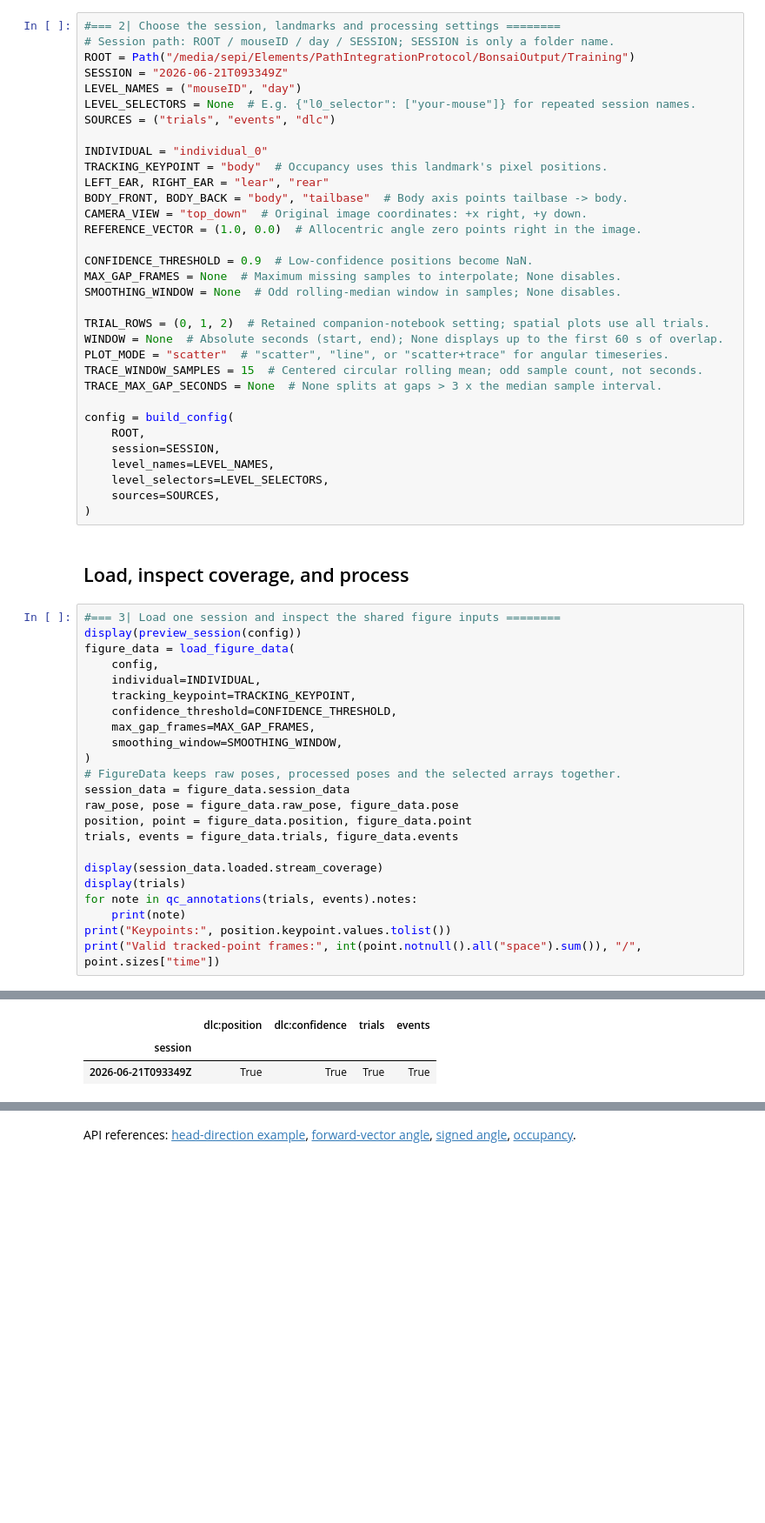
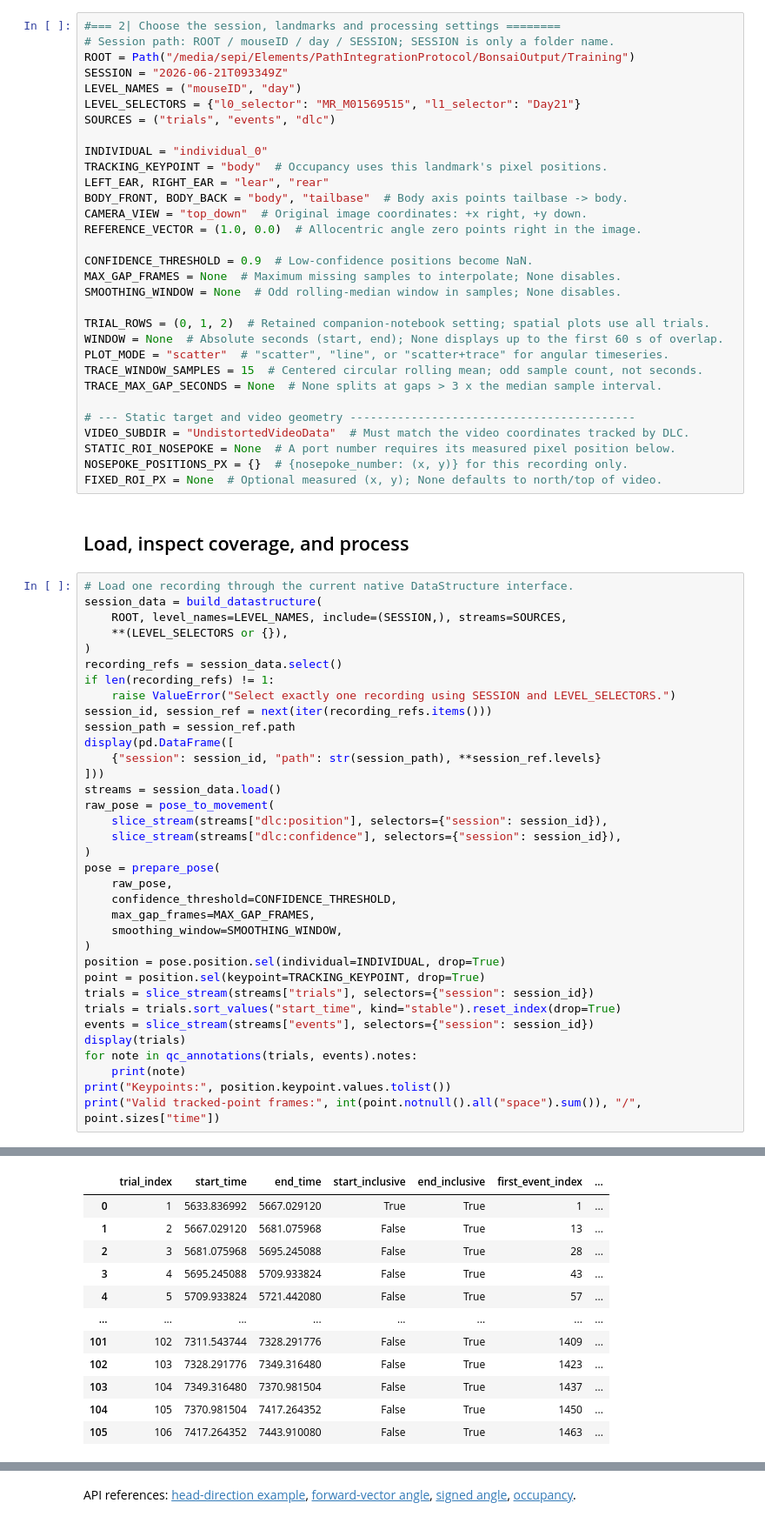
Before and after one commit to Keshavarzi-lab/data-conduit, a Jupyter notebook: src/movement_figures/Figures/Spatial/spatial_1.ipynb, the cells around one changed output, grey strips where cells are left out. Shown at 87% size. Saved outputs shown, nothing was run; the diff lists cells and outputs as text; blank space fills up the shorter version.

```diff
--- a/src/movement_figures/Figures/Spatial/spatial_1.ipynb
+++ b/src/movement_figures/Figures/Spatial/spatial_1.ipynb
@@ -66,7 +78,7 @@ movement 0.17.0: /home/sepi/anaconda3/envs/data-conduit-refactor/lib/python3.12/
 ROOT = Path("/media/sepi/Elements/PathIntegrationProtocol/BonsaiOutput/Training")
 SESSION = "2026-06-21T093349Z"
 LEVEL_NAMES = ("mouseID", "day")
-LEVEL_SELECTORS = None  # E.g. {"l0_selector": ["your-mouse"]} for repeated session names.
+LEVEL_SELECTORS = {"l0_selector": "MR_M01569515", "l1_selector": "Day21"}
 SOURCES = ("trials", "events", "dlc")
 
 INDIVIDUAL = "individual_0"
@@ -86,33 +98,43 @@ PLOT_MODE = "scatter"  # "scatter", "line", or "scatter+trace" for angular times
 TRACE_WINDOW_SAMPLES = 15  # Centered circular rolling mean; odd sample count, not seconds.
 TRACE_MAX_GAP_SECONDS = None  # None splits at gaps > 3 x the median sample interval.
 
-config = build_config(
-    ROOT,
-    session=SESSION,
-    level_names=LEVEL_NAMES,
-    level_selectors=LEVEL_SELECTORS,
-    sources=SOURCES,
-)
+# --- Static target and video geometry ------------------------------------------
+VIDEO_SUBDIR = "UndistortedVideoData"  # Must match the video coordinates tracked by DLC.
+STATIC_ROI_NOSEPOKE = None  # A port number requires its measured pixel position below.
+NOSEPOKE_POSITIONS_PX = {}  # {nosepoke_number: (x, y)} for this recording only.
+FIXED_ROI_PX = None  # Optional measured (x, y); None defaults to north/top of video.
 # %% [markdown]
 ## Load, inspect coverage, and process
 # %%
-#=== 3| Load one session and inspect the shared figure inputs ========
-display(preview_session(config))
-figure_data = load_figure_data(
-    config,
-    individual=INDIVIDUAL,
-    tracking_keypoint=TRACKING_KEYPOINT,
+# Load one recording through the current native DataStructure interface.
+session_data = build_datastructure(
+    ROOT, level_names=LEVEL_NAMES, include=(SESSION,), streams=SOURCES,
+    **(LEVEL_SELECTORS or {}),
+)
+recording_refs = session_data.select()
+if len(recording_refs) != 1:
+    raise ValueError("Select exactly one recording using SESSION and LEVEL_SELECTORS.")
+session_id, session_ref = next(iter(recording_refs.items()))
+session_path = session_ref.path
+display(pd.DataFrame([
+    {"session": session_id, "path": str(session_path), **session_ref.levels}
+]))
+streams = session_data.load()
+raw_pose = pose_to_movement(
+    slice_stream(streams["dlc:position"], selectors={"session": session_id}),
+    slice_stream(streams["dlc:confidence"], selectors={"session": session_id}),
+)
+pose = prepare_pose(
+    raw_pose,
     confidence_threshold=CONFIDENCE_THRESHOLD,
     max_gap_frames=MAX_GAP_FRAMES,
     smoothing_window=SMOOTHING_WINDOW,
 )
-# FigureData keeps raw poses, processed poses and the selected arrays together.
-session_data = figure_data.session_data
-raw_pose, pose = figure_data.raw_pose, figure_data.pose
-position, point = figure_data.position, figure_data.point
-trials, events = figure_data.trials, figure_data.events
-
-display(session_data.loaded.stream_coverage)
+position = pose.position.sel(individual=INDIVIDUAL, drop=True)
+point = position.sel(keypoint=TRACKING_KEYPOINT, drop=True)
+trials = slice_stream(streams["trials"], selectors={"session": session_id})
+trials = trials.sort_values("start_time", kind="stable").reset_index(drop=True)
+events = slice_stream(streams["events"], selectors={"session": session_id})
 display(trials)
 for note in qc_annotations(trials, events).notes:
     print(note)
@@ -125,11 +146,20 @@ print("Valid tracked-point frames:", int(point.notnull().all("space").sum()), "/
                   Warning: verbose output disabled for VideoData.
                   If any files/paths are missing or invalid for the monosource_data_arrays you specified,
                   you may not see warnings about them. Set verbose=True to enable warnings.
 
 
                   Warning: verbose output disabled for ExperimentEvents.
                   If any files/paths are missing or invalid for the monosource_data_arrays you specified,
                   you may not see warnings about them. Set verbose=True to enable warnings.
-|  | dlc:position | dlc:confidence | trials | events |
-| session |  |  |  |  |
-| 2026-06-21T093349Z | True | True | True | True |
+|  | trial_index | start_time | end_time | start_inclusive | end_inclusive | first_event_index | ... |
+| 0 | 1 | 5633.836992 | 5667.029120 | True | True | 1 | ... |
+| 1 | 2 | 5667.029120 | 5681.075968 | False | True | 13 | ... |
+| 2 | 3 | 5681.075968 | 5695.245088 | False | True | 28 | ... |
+| 3 | 4 | 5695.245088 | 5709.933824 | False | True | 43 | ... |
+| 4 | 5 | 5709.933824 | 5721.442080 | False | True | 57 | ... |
+| ... | ... | ... | ... | ... | ... | ... | ... |
+| 101 | 102 | 7311.543744 | 7328.291776 | False | True | 1409 | ... |
+| 102 | 103 | 7328.291776 | 7349.316480 | False | True | 1423 | ... |
+| 103 | 104 | 7349.316480 | 7370.981504 | False | True | 1437 | ... |
+| 104 | 105 | 7370.981504 | 7417.264352 | False | True | 1450 | ... |
+| 105 | 106 | 7417.264352 | 7443.910080 | False | True | 1463 | ... |
```
Also changed, not shown: parts of 9 cells of this notebook, 30 other files.
